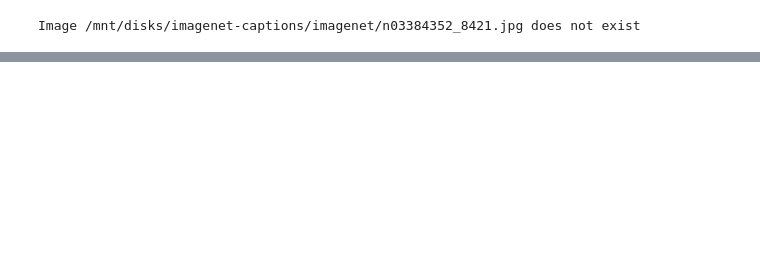
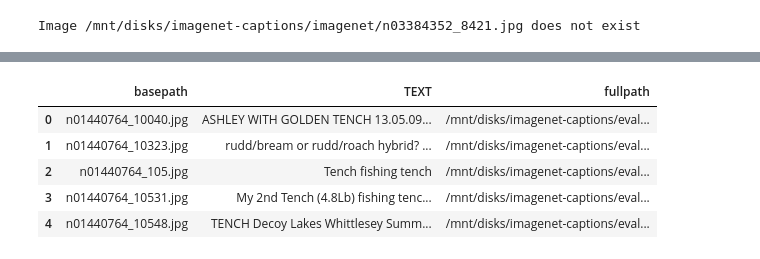
Before and after one commit to snoop2head/eval-on-laion, a Jupyter notebook: untar.ipynb, the cells around one changed output, grey strips where cells are left out. Cells and saved outputs as stored; diff of their text form; code cells hidden in the pictures; blank space fills up the shorter version.

```diff
--- a/untar.ipynb
+++ b/untar.ipynb
@@ -74,0 +114,11 @@ Image /mnt/disks/imagenet-captions/imagenet/n03384352_8421.jpg does not exist
+# %%
+# make new column as fullpath with selected_train_files
+new_df["fullpath"] = new_df["basepath"].apply(lambda x: os.path.join(selected_train_files, x))
+new_df.head()
+# %% [output]
+|  | basepath | TEXT | fullpath |
+| 0 | n01440764_10040.jpg | ASHLEY WITH GOLDEN TENCH 13.05.09... | /mnt/disks/imagenet-captions/eval... |
+| 1 | n01440764_10323.jpg | rudd/bream or rudd/roach hybrid? ... | /mnt/disks/imagenet-captions/eval... |
+| 2 | n01440764_105.jpg | Tench fishing tench | /mnt/disks/imagenet-captions/eval... |
+| 3 | n01440764_10531.jpg | My 2nd Tench (4.8Lb) fishing tenc... | /mnt/disks/imagenet-captions/eval... |
+| 4 | n01440764_10548.jpg | TENCH Decoy Lakes Whittlesey Summ... | /mnt/disks/imagenet-captions/eval... |
```
Also changed, not shown: parts of 17 cells of this notebook.
